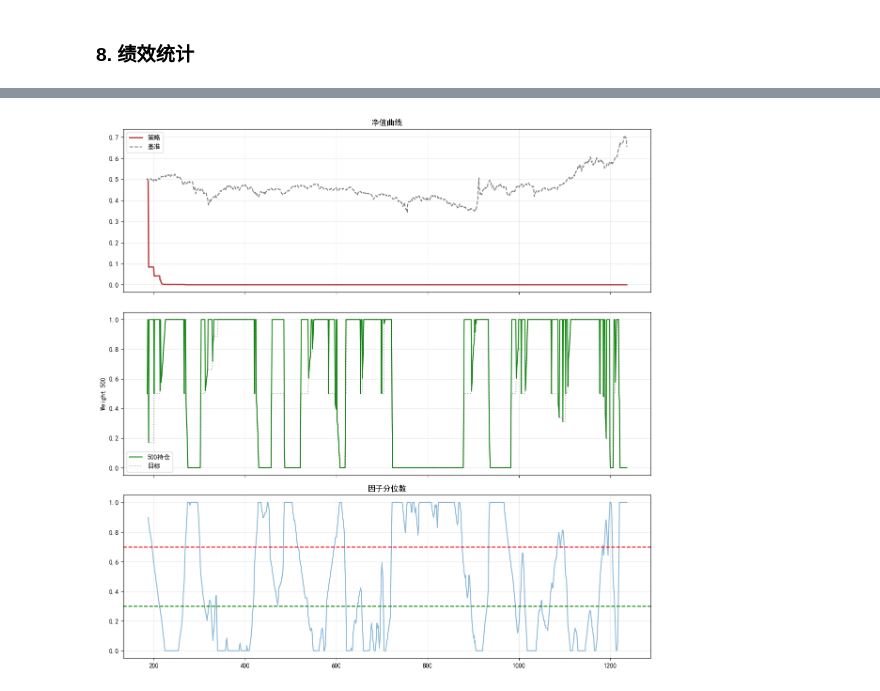
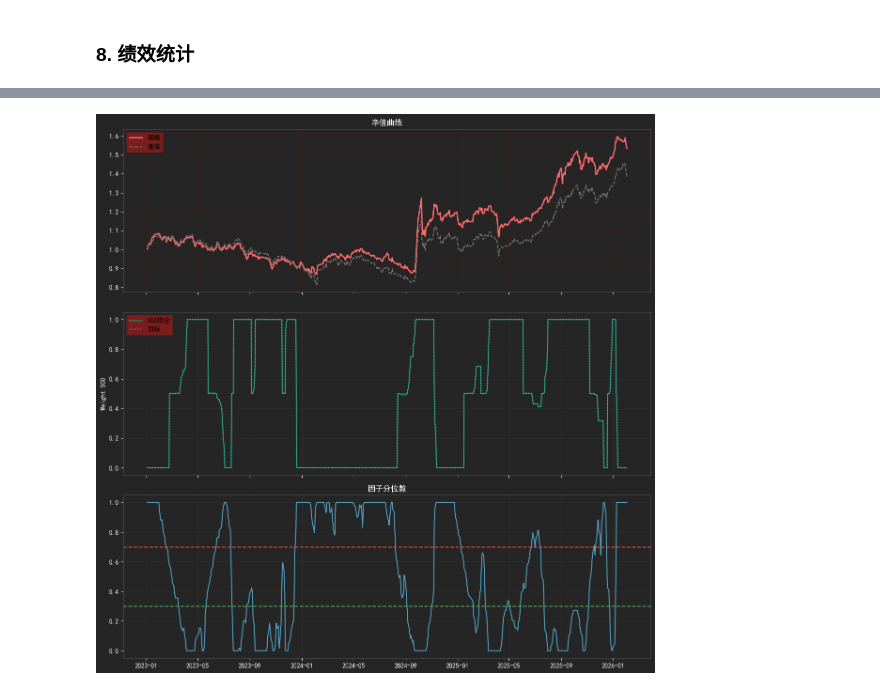
Before and after one commit to MKCorleonE/Jinfuzi-Intern, a Jupyter notebook: src/caprot/caprot_analysis.ipynb, the cells around one changed output, grey strips where cells are left out. Saved outputs shown, nothing was run; the diff lists cells and outputs as text; code cells hidden in the pictures.

```diff
--- a/src/caprot/caprot_analysis.ipynb
+++ b/src/caprot/caprot_analysis.ipynb
@@ -195,6 +195,7 @@ def clean_data(df: pd.DataFrame) -> pd.DataFrame:
 
         # 2. 按日期升序排列
         df = df.sort_values(by='date').reset_index(drop=True)
+        df = df.set_index('date')
         print("数据排序成功，按日期升序排列")
 
         return df
@@ -380,6 +463,7 @@ print(df[['date', 'Target_W', 'Target_Exec']].tail(10))
 def run_backtest(df):
     try:
         # 放弃前期数据
+
         start_idx = max(STD_WINDOW + RANK_WINDOW, 100)
         df_valid = df.iloc[start_idx:].copy()
 
@@ -392,8 +476,12 @@ def run_backtest(df):
         df_bt = df_valid.copy()
 
     # 计算每日收益率
-    ret_500 = (df_bt['zz500etf_close'] / df_bt['zz500etf_prev_close'].fillna(df_bt['zz500etf_open']) - 1).values
-    ret_hl = (df_bt['hs300etf_close'] / df_bt['hs300_prev_close'].fillna(df_bt['hs300etf_open']) - 1).values
+    ret_500 = (df_bt['zz500etf_chg_pct']/100).values
+    ret_hl = (df_bt['hs300etf_chg_pct']/100).values
+    # 预览收益率
+    print("=============================== 收益率预览 ===============================")
+    print("ret_500 最后部分值:", ret_500[-50:])
+    print("ret_hl 最后部分值:", ret_hl[-50:])
 
     # 读取目标仓位,返回值为numpy数组
     target_exec = df_bt['Target_Exec'].fillna(0.5).values
@@ -442,8 +530,15 @@ def run_backtest(df):
 
     return df_bt
 
+print("=== 检查索引 ===")
+print("df.index 类型:", type(df.index))
+print("df.index 是否为 DatetimeIndex:", isinstance(df.index, pd.DatetimeIndex))
+print("前5个索引值:", df.index[:5].tolist())
+
+
+
 df_bt = run_backtest(df)
 print("=============================== 回测完成 ===============================")
 # 查看回测结果预览
-print(df_bt[['date', 'Strat_Cum', 'Bench_Cum']].tail(10))
+print(df_bt[['Strat_Cum', 'Bench_Cum']].head(10))
 # %% [output]
@@ -484,23 +582,47 @@ def analyze_performance(df_bt):
 
     fig, axes = plt.subplots(3, 1, figsize=(12, 12), sharex=True)
 
-    axes[0].plot(df_bt['Strat_Cum'], label='策略', color="#b93838", lw=2)
-    axes[0].plot(df_bt['Bench_Cum'], label='基准', color='gray', ls='--')
-    axes[0].set_title('净值曲线')
-    axes[0].legend()
-    axes[0].grid(True, alpha=0.3)
+    # 设置全局背景颜色
+    fig.patch.set_facecolor('#252525')
+    for ax in axes:
+        ax.set_facecolor('#252525')
 
-    axes[1].plot(df_bt['W_Final'], color='green', alpha=0.9, lw=1.5, label='500持仓')
-    axes[1].plot(df_bt['Target_Exec'], color='black', alpha=0.3, ls=':', label='目标')
-    axes[1].set_ylabel('Weight 500')
-    axes[1].legend()
-    axes[1].grid(True, alpha=0.3)
+    # 调整线条颜色和样式
+    axes[0].plot(df_bt['Strat_Cum'], label='策略', color="#ff6b6b", lw=2)  # 更鲜艳的红色
+    axes[0].plot(df_bt['Bench_Cum'], label='基准', color='#757575', ls='--')  # 暗灰色
+    axes[0].set_title('净值曲线', color="white")
+    axes[0].legend(facecolor="#8F1B1B", edgecolor='none')
+    axes[0].grid(True, alpha=0.3, color="#801010")  # 更暗的网格颜色
 
-    axes[2].plot(df_bt['Factor_Rank'], color='#1f77b4', alpha=0.5, label='Rank')
-    axes[2].axhline(LINEAR_HIGH, color='red', ls='--')
-    axes[2].axhline(LINEAR_LOW, color='green', ls='--')
-    axes[2].set_title('因子分位数')
-    axes[2].grid(True, alpha=0.3)
+    axes[1].plot(df_bt['W_Final'], color='#00a878', alpha=0.9, lw=1.5, label='500持仓')  # 鲜艳绿色
+    axes[1].plot(df_bt['Target_Exec'], color='#cccccc', alpha=0.6, ls=':', label='目标')  # 浅灰色
+    axes[1].set_ylabel('Weight 500', color="white")
+    axes[1].legend(facecolor='#8F1B1B', edgecolor='none')
+    axes[1].grid(True, alpha=0.3, color='#444444')
+
+    axes[2].plot(df_bt['Factor_Rank'], color='#63d2ff', alpha=0.7, label='Rank')  # 鲜艳蓝色
+    axes[2].axhline(LINEAR_HIGH, color='#f44336', ls='--')  # 红色虚线
+    axes[2].axhline(LINEAR_LOW, color='#4caf50', ls='--')  # 绿色虚线
+    axes[2].set_title('因子分位数', color="white")
+    axes[2].grid(True, alpha=0.3, color='#444444')
+
+     # === 统一设置所有子图的刻度、标签、边框样式 ===
+    for ax in axes:
+        # 刻度标签颜色
+        ax.tick_params(
+            axis='both',
+            colors='white',          # 刻度标签文字颜色
+            which='both'
+        )
+        # 坐标轴脊柱（边框）颜色
+        for spine in ax.spines.values():
+            spine.set_color('#555555')
+        # 如果有 y 轴标签，也设为白色
+        if ax.get_ylabel():
+            ax.yaxis.label.set_color('white')
+
+    # x 轴标签（共享）也设为白色
+    axes[-1].tick_params(axis='x', colors='white')
 
     plt.tight_layout()
     plt.show()
@@ -524 +646 @@ Calmar  : -1.00
-[figure, old version]
+[figure, new version]
```
Also changed, not shown: parts of 5 cells of this notebook, 19 other files.
